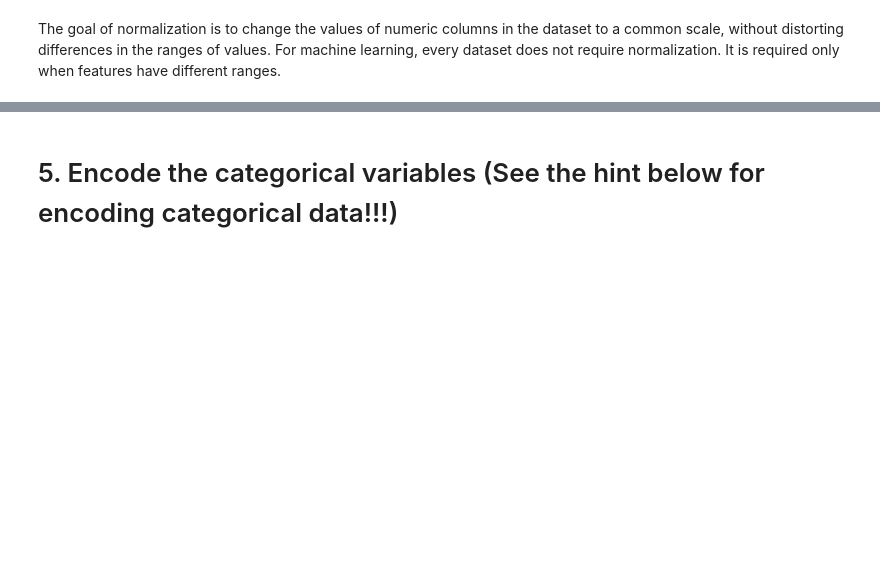
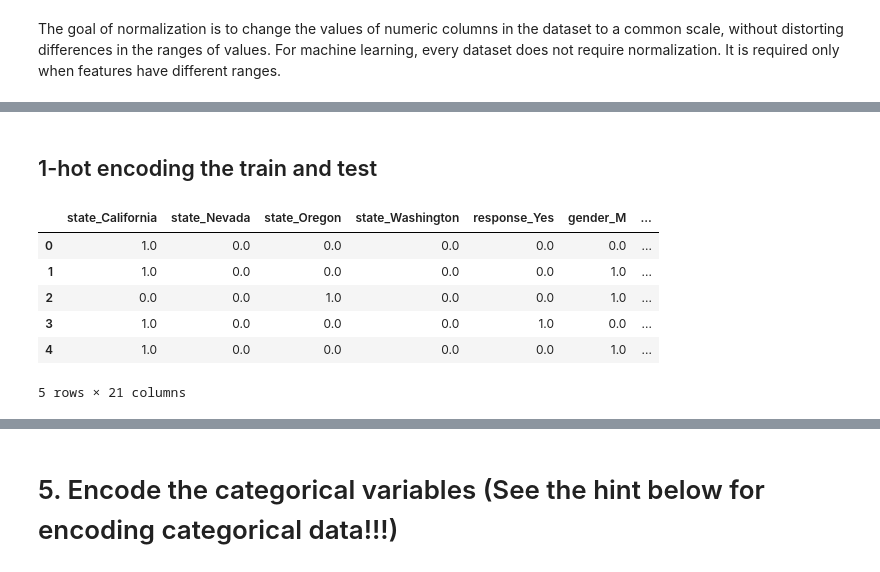
Before and after one commit to gag6ban/lab-cleaning-numerical-data, a Jupyter notebook: files_for_lab/lab-cleaning-numerical-data.ipynb, the cells around one changed output, grey strips where cells are left out. Cells and saved outputs as stored; diff of their text form; code cells hidden in the pictures; blank space fills up the shorter version.

```diff
--- a/files_for_lab/lab-cleaning-numerical-data.ipynb
+++ b/files_for_lab/lab-cleaning-numerical-data.ipynb
@@ -641,3 +661,6 @@ REMEMBER- total_claim_amount is the target!
 # 1. In this final lab, we will model our data. Import sklearn train_test_split and separate the data.
 # %%
 from sklearn.model_selection import train_test_split
+# %%
+X_all=pd.concat([numericals, categoricals_df], axis=1)
+X_all.head()
@@ -644,5 +675,5 @@ from sklearn.model_selection import train_test_split
 # %%
-X = customer_df.drop(['total_claim_amount'],axis=1)
-y = customer_df['total_claim_amount']
+X = X_all.drop(['total_claim_amount'],axis=1)
+y = X_all['total_claim_amount']
 # %%
 X_train, X_test, y_train, y_test = train_test_split(X, y, test_size=0.4, random_state=100)
@@ -666,0 +700,6 @@ numericals.describe().T
+# %%
+X_train, X_test, y_train, y_test = train_test_split(X, y, test_size=0.2, random_state=13)
+print('X_train shape is:',X_train.shape)
+print('y_train shape is:', y_train.shape)
+print('X_test shape is:', X_test.shape)
+print('y_train shape is:', y_test.shape)
@@ -677,3 +723,8 @@ First off, none of them seem to be due to errors in data intake, none of them ar
+# %%
+X_train_num = X_train.select_dtypes(include = np.number)
+X_train_cat =X_train.select_dtypes(include = object)
+X_test_num = X_test.select_dtypes(include = np.number)
+X_test_cat = X_test.select_dtypes(include = object)
 # %% [markdown]
 # 2. We will start with removing outliers, if you have not already done so. We have discussed different methods to remove outliers. Use the one you feel more comfortable with, define a function for that. Use the function to remove the outliers and apply it to the dataframe.
 # %% [markdown]
@@ -763 +822,19 @@ The goal of normalization is to change the values of numeric columns in the data
+# %% [markdown]
+## 1-hot encoding the train and test
+# %%
+encoder = OneHotEncoder(drop='first').fit(X_train_cat)
+
+cols = encoder.get_feature_names(input_features=X_train_cat.columns)
+
+X_train_cat_encode = pd.DataFrame(encoder.transform(X_train_cat).toarray(),columns=cols)
+
+X_train_cat_encode.head()
+# %% [output]
+|  | state_California | state_Nevada | state_Oregon | state_Washington | response_Yes | gender_M | ... |
+| 0 | 1.0 | 0.0 | 0.0 | 0.0 | 0.0 | 0.0 | ... |
+| 1 | 1.0 | 0.0 | 0.0 | 0.0 | 0.0 | 1.0 | ... |
+| 2 | 0.0 | 0.0 | 1.0 | 0.0 | 0.0 | 1.0 | ... |
+| 3 | 1.0 | 0.0 | 0.0 | 0.0 | 1.0 | 0.0 | ... |
+| 4 | 1.0 | 0.0 | 0.0 | 0.0 | 0.0 | 1.0 | ... |
+5 rows × 21 columns
 # %%
```
Also changed, not shown: parts of 56 cells of this notebook.
